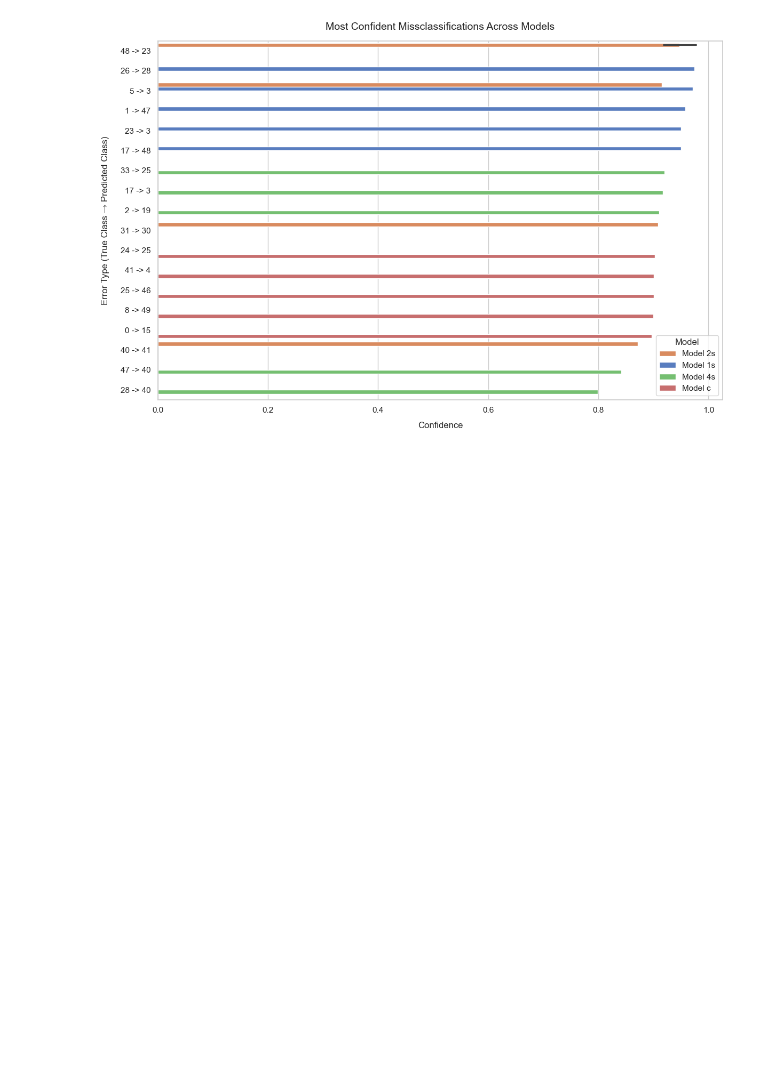
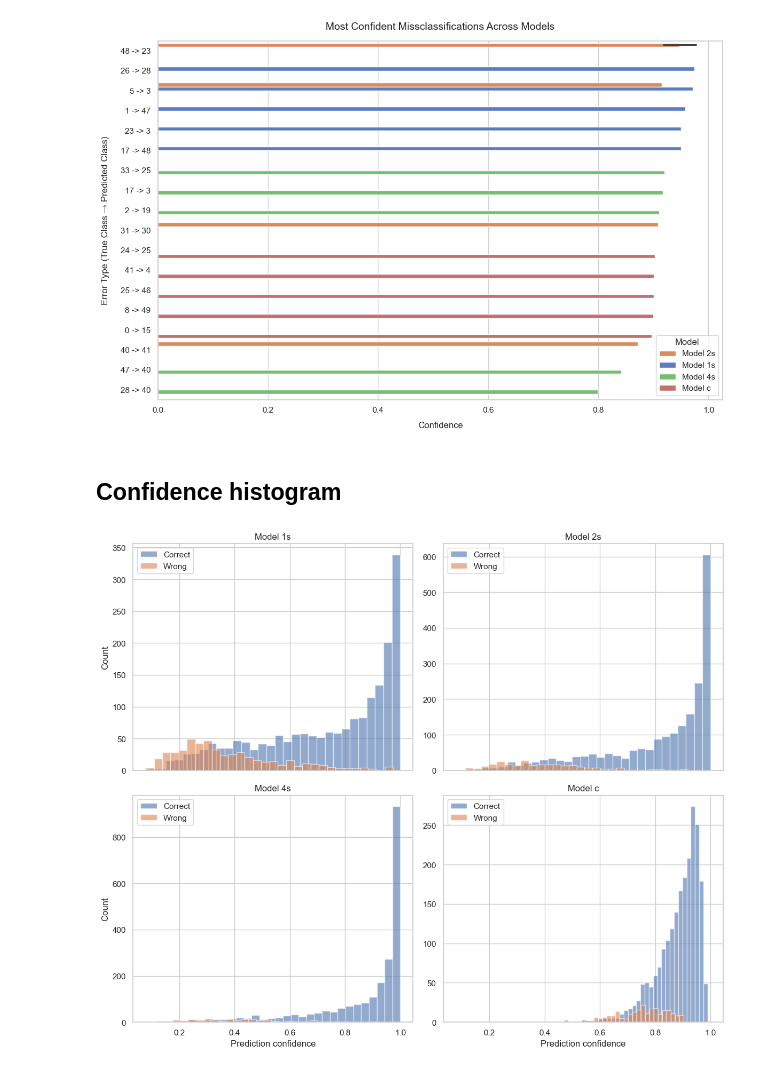
Before and after one commit to Yi-Shan-lin/Speaker-Recognition-using-ResNet-Embeddings, a Jupyter notebook: evaluations/eval_comparison.ipynb, the cells around one changed output. Saved outputs shown, nothing was run; the diff lists cells and outputs as text; code cells hidden in the pictures; blank space fills up the shorter version.

Commit message:
add histograms

```diff
--- a/evaluations/eval_comparison.ipynb
+++ b/evaluations/eval_comparison.ipynb
@@ -241,3 +241,39 @@ plt.tight_layout()
 plt.show()
 # %% [output]
 [figure]
+# %% [markdown]
+## Confidence histogram
+# %%
+model_names = ["Model 1s", "Model 2s", "Model 4s", "Model c"]
+
+fig, axes = plt.subplots(2, 2, figsize=(12, 10), sharex=True)
+
+axes_flat = axes.flatten()
+dataframes = [data_1s, data_2s, data_4s, data_c]
+
+for i, (df, ax, name) in enumerate(zip(dataframes, axes_flat, model_names)):
+    ax.hist(
+        df[df.Correct]["Confidence"],
+        bins=30,
+        alpha=0.6,
+        label="Correct")
+
+    ax.hist(
+        df[~df.Correct]["Confidence"],
+        bins=30,
+        alpha=0.6,
+        label="Wrong")
+
+    ax.set_title(name)
+    ax.legend(loc="upper left")
+
+    #set labels on the outer edges
+    if i >= 2:
+        ax.set_xlabel("Prediction confidence")
+    if i % 2 == 0:
+        ax.set_ylabel("Count")
+
+plt.tight_layout()
+plt.show()
+# %% [output]
+[figure, added]
```
